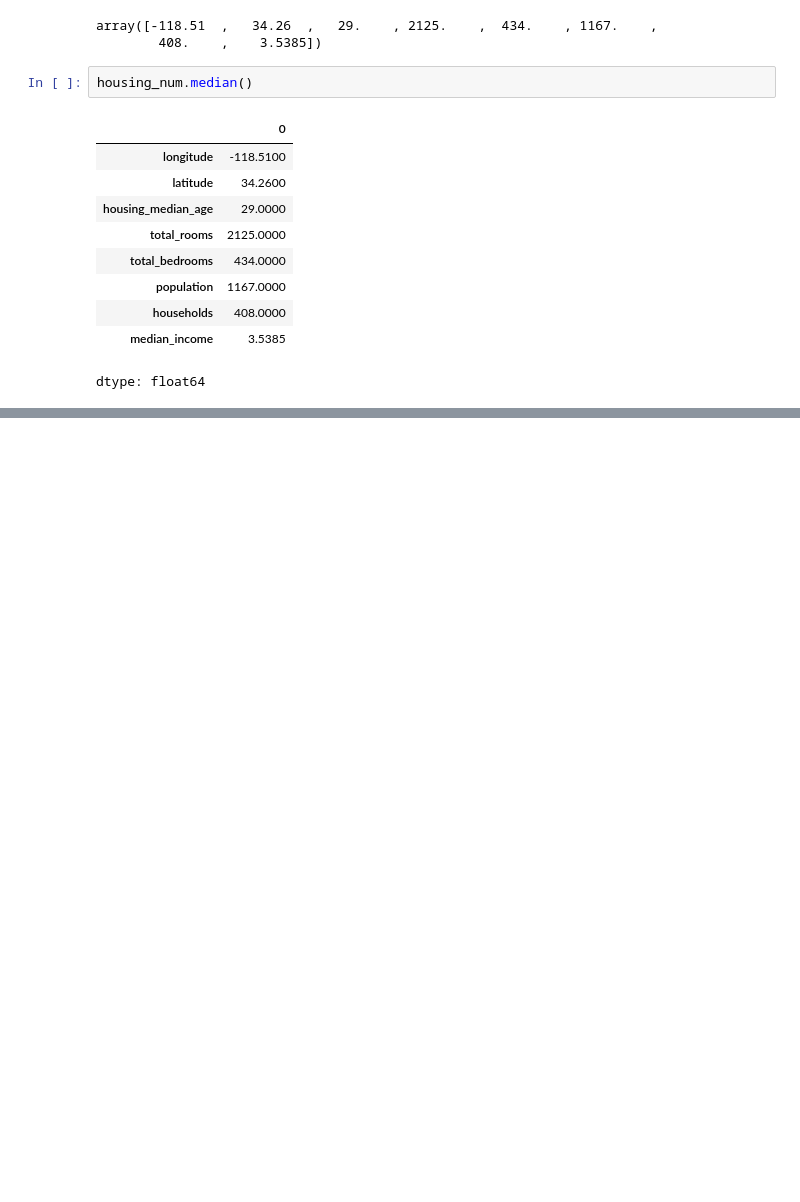
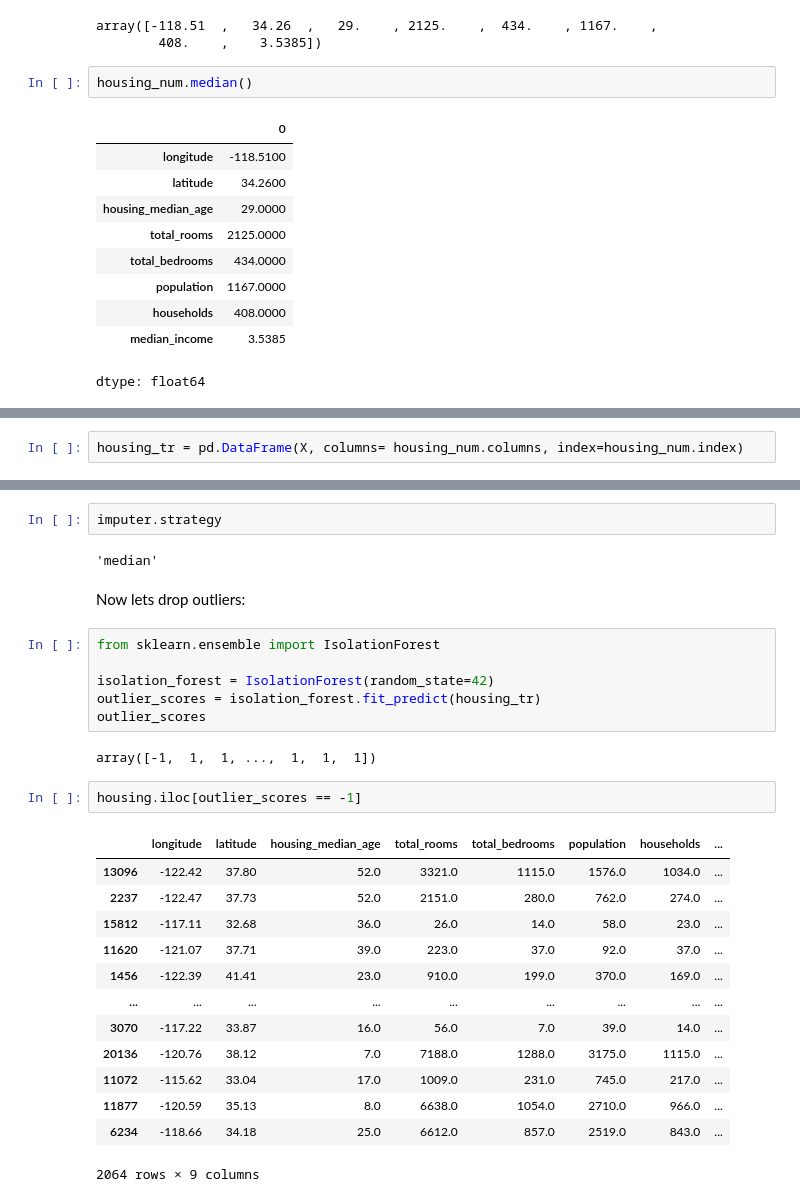
Before and after one commit to Arjunar92/Hands-On-ML-with-SckitLearn-Keras-TensorFlow, a Jupyter notebook: 02_California_Housing_Price_Prediction_ML_Project.ipynb, the cells around one changed output, grey strips where cells are left out. Cells and saved outputs as stored; diff of their text form; blank space fills up the shorter version.

```diff
--- a/02_California_Housing_Price_Prediction_ML_Project.ipynb
+++ b/02_California_Housing_Price_Prediction_ML_Project.ipynb
@@ -534,0 +535,2 @@ X = imputer.transform(housing_num)
+# %%
+housing_tr = pd.DataFrame(X, columns= housing_num.columns, index=housing_num.index)
@@ -534,0 +546,30 @@ X = imputer.transform(housing_num)
+# %%
+imputer.strategy
+# %% [output]
+'median'
+# %% [markdown]
+Now lets drop outliers:
+# %%
+from sklearn.ensemble import IsolationForest
+
+isolation_forest = IsolationForest(random_state=42)
+outlier_scores = isolation_forest.fit_predict(housing_tr)
+outlier_scores
+# %% [output]
+array([-1,  1,  1, ...,  1,  1,  1])
+# %%
+housing.iloc[outlier_scores == -1]
+# %% [output]
+|  | longitude | latitude | housing_median_age | total_rooms | total_bedrooms | population | households | ... |
+| 13096 | -122.42 | 37.80 | 52.0 | 3321.0 | 1115.0 | 1576.0 | 1034.0 | ... |
+| 2237 | -122.47 | 37.73 | 52.0 | 2151.0 | 280.0 | 762.0 | 274.0 | ... |
+| 15812 | -117.11 | 32.68 | 36.0 | 26.0 | 14.0 | 58.0 | 23.0 | ... |
+| 11620 | -121.07 | 37.71 | 39.0 | 223.0 | 37.0 | 92.0 | 37.0 | ... |
+| 1456 | -122.39 | 41.41 | 23.0 | 910.0 | 199.0 | 370.0 | 169.0 | ... |
+| ... | ... | ... | ... | ... | ... | ... | ... | ... |
+| 3070 | -117.22 | 33.87 | 16.0 | 56.0 | 7.0 | 39.0 | 14.0 | ... |
+| 20136 | -120.76 | 38.12 | 7.0 | 7188.0 | 1288.0 | 3175.0 | 1115.0 | ... |
+| 11072 | -115.62 | 33.04 | 17.0 | 1009.0 | 231.0 | 745.0 | 217.0 | ... |
+| 11877 | -120.59 | 35.13 | 8.0 | 6638.0 | 1054.0 | 2710.0 | 966.0 | ... |
+| 6234 | -118.66 | 34.18 | 25.0 | 6612.0 | 857.0 | 2519.0 | 843.0 | ... |
+2064 rows × 9 columns
```
Also changed, not shown: parts of 5 cells of this notebook.
